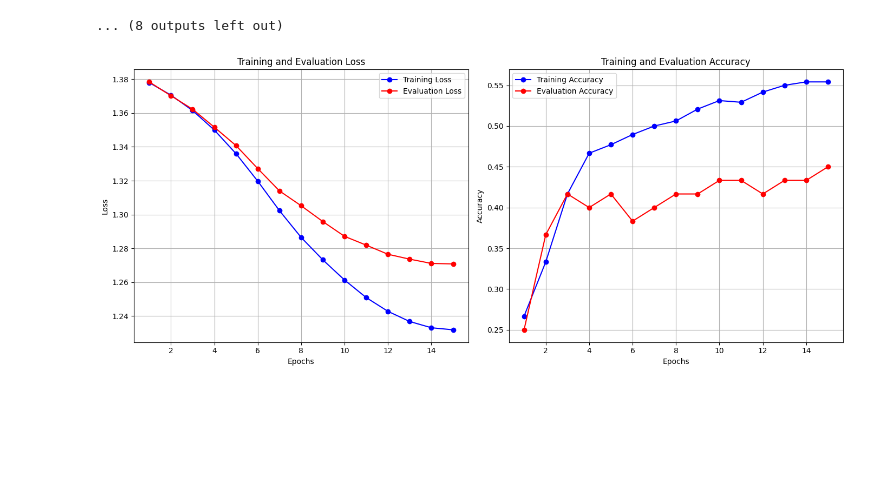
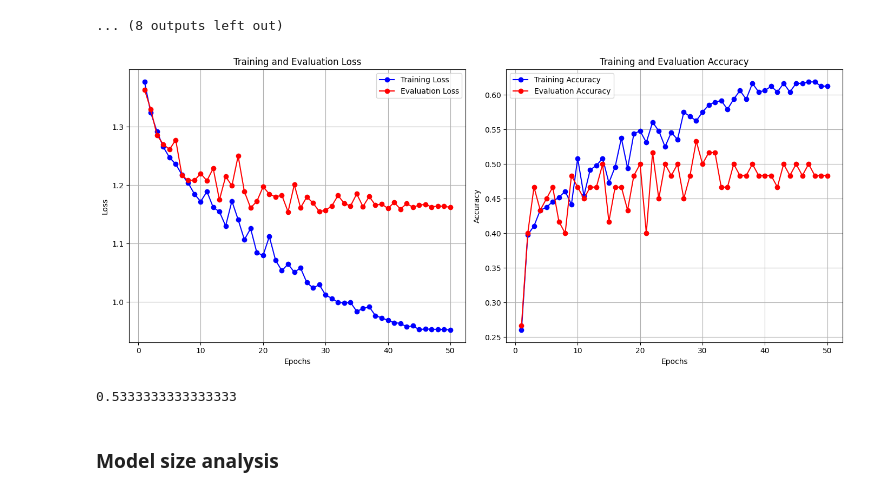
Before and after one commit to zz9tf/Fine-Tuned-GPT-2-with-articles-ground-truth, a Jupyter notebook: code/llamaIndex/experiment/step_3_level_predictor/level_predictor.ipynb, the cells around one changed output. Drawn from its saved outputs; the diff is of its cells as text; code cells hidden in the pictures; blank space fills up the shorter version.

```diff
--- a/code/llamaIndex/experiment/step_3_level_predictor/level_predictor.ipynb
+++ b/code/llamaIndex/experiment/step_3_level_predictor/level_predictor.ipynb
@@ -32,7 +32,7 @@ with open(node_file_path, 'r') as file:
             pbar.update(len(line))
 # save_file.close()
 # %%
-save_file = open('id_to_labels.jsonl', 'w', encoding='utf-8')
+save_file = open('./data/id_to_labels.jsonl', 'w', encoding='utf-8')
 
 for node_id, label in tqdm(id_to_level.items(), desc='saving id_to_labels.jsonl'):
     data = {
@@ -86,15 +87,17 @@ import os
 from tqdm import tqdm
 import json
 
+ids = []
 questions = []
 labels = []
 label_to_number = {level: i for i, level in enumerate(['document', 'section', 'paragraph', 'multi-sentences'])}
-texts_and_labels_file_path = './questions_and_labels.jsonl'
+texts_and_labels_file_path = './data/ids_questions_and_labels.jsonl'
 file_size = os.path.getsize(texts_and_labels_file_path)
 with open(texts_and_labels_file_path, 'r') as file:
     with tqdm(total=file_size, desc=f'Loading {texts_and_labels_file_path.split(os.path.sep)[-1]}', unit='B', unit_scale=True, unit_divisor=1024) as pbar:
         for line in file:
             data = json.loads(line)
+            ids.append(data['node_id'])
             questions.append(data['question'])
             labels.append(label_to_number[data['label']])
             # Update progress bar based on bytes read
@@ -434,49 +429,58 @@ multi-sentences       0.79      0.71      0.75      2280
 [figure]
 ... (8 outputs left out)
 # %%
+import csv
 import matplotlib.pyplot as plt
 
-# Sample data (from your logs)
-training_loss = [1.377984881401062, 1.3706018924713135, 1.3614718914031982, 1.3499618768692017, 1.335994005203247,
-                 1.3197656869888306, 1.3023382425308228, 1.2865045070648193, 1.2732361555099487, 1.2613259553909302,
-                 1.2509328126907349, 1.2428061962127686, 1.236816644668579, 1.2331262826919556, 1.2318997383117676]
-training_accuracy = [0.26666666666666666, 0.3333333333333333, 0.4166666666666667, 0.4666666666666667, 0.47708333333333336,
-                     0.4895833333333333, 0.5, 0.50625, 0.5208333333333334, 0.53125, 0.5291666666666667, 0.5416666666666666,
-                     0.55, 0.5541666666666667, 0.5541666666666667]
+# Initialize empty lists for training and evaluation data
+epochs = []
+training_loss = []
+training_accuracy = []
+evaluation_loss = []
+evaluation_accuracy = []
 
-evaluation_loss = [1.3784034252166748, 1.370236873626709, 1.3622474670410156, 1.3516392707824707, 1.340762734413147,
-                   1.327192783355713, 1.314005970954895, 1.3052064180374146, 1.2958738803863525, 1.2871356010437012,
-                   1.281928300857544, 1.2765429019927979, 1.2736518383026123, 1.2711321115493774, 1.2708419561386108]
-evaluation_accuracy = [0.25, 0.36666666666666664, 0.4166666666666667, 0.4, 0.4166666666666667, 0.38333333333333336,
-                       0.4, 0.4166666666666667, 0.4166666666666667, 0.43333333333333335, 0.43333333333333335,
-                       0.4166666666666667, 0.43333333333333335, 0.43333333333333335, 0.45]
+# Read the CSV file
+csv_file_path = "training_evaluation_log.csv"
 
-# Number of epochs
-epochs = range(1, len(training_loss) + 1)
+with open(csv_file_path, mode='r') as file:
+    reader = csv.reader(file)
+    next(reader)  # Skip the header row
+    for row in reader:
+        epochs.append(int(row[0]))  # Epoch
+        training_loss.append(float(row[1]))  # Train Loss
+        training_accuracy.append(float(row[2]))  # Train Accuracy
+        evaluation_loss.append(float(row[3]))  # Eval Loss
+        evaluation_accuracy.append(float(row[4]))  # Eval Accuracy
 
 # Create subplots for loss and accuracy
 fig, (ax1, ax2) = plt.subplots(1, 2, figsize=(14, 6))
 
 # Plot loss
 ax1.plot(epochs, training_loss, label='Training Loss', marker='o', color='b')
 ax1.plot(epochs, evaluation_loss, label='Evaluation Loss', marker='o', color='r')
 ax1.set_title('Training and Evaluation Loss')
 ax1.set_xlabel('Epochs')
 ax1.set_ylabel('Loss')
 ax1.legend()
 ax1.grid(True)
 
 # Plot accuracy
 ax2.plot(epochs, training_accuracy, label='Training Accuracy', marker='o', color='b')
 ax2.plot(epochs, evaluation_accuracy, label='Evaluation Accuracy', marker='o', color='r')
 ax2.set_title('Training and Evaluation Accuracy')
 ax2.set_xlabel('Epochs')
 ax2.set_ylabel('Accuracy')
 ax2.legend()
 ax2.grid(True)
 
 # Show the plots
 plt.tight_layout()
 plt.show()
 # %% [output]
-[figure, old version]
+[figure, new version]
+# %%
+max(evaluation_accuracy)
+# %% [output]
+0.5333333333333333
+# %% [markdown]
+### Model size analysis
```
Also changed, not shown: parts of 8 cells of this notebook, 33 other files.
